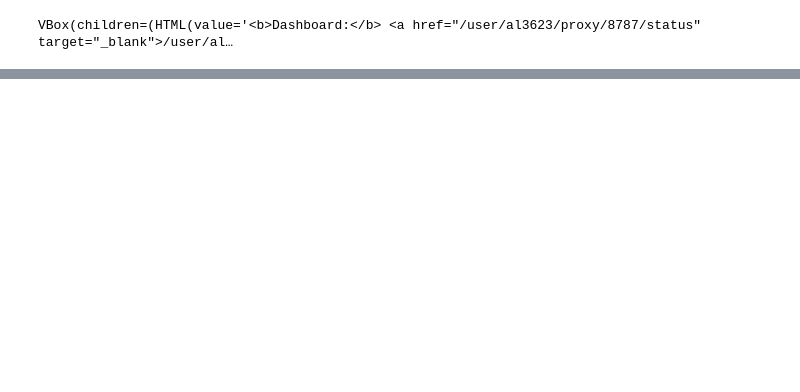
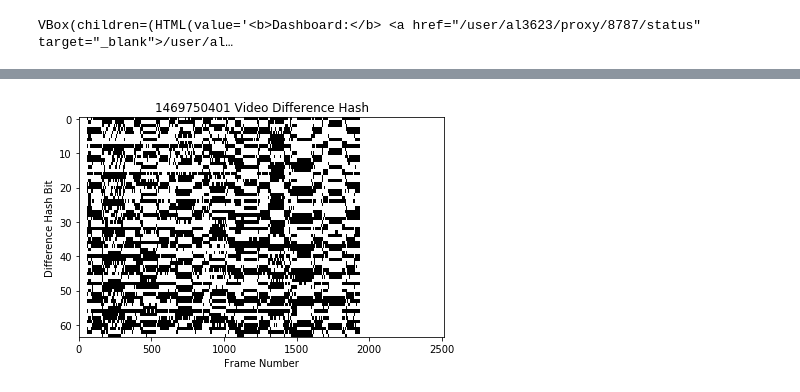
Before and after one commit to tjcrone/rte-camhd, a Jupyter notebook: amanda/imagehash_hexbin.ipynb, the cells around one changed output, grey strips where cells are left out. Drawn from its saved outputs; the diff is of its cells as text; code cells hidden in the pictures; blank space fills up the shorter version.

```diff
--- a/amanda/imagehash_hexbin.ipynb
+++ b/amanda/imagehash_hexbin.ipynb
@@ -95,0 +100,3 @@ Wall time: 1min 42s
+# %%
+%%time
+dHashList = compute(*dHash)
@@ -108,3 +159,12 @@ plt.savefig("bin_im_" + str(timestamp) + ".png")
+# %%
+plt.xlabel('Frame Number')
+plt.ylabel('Difference Hash Bit')
+plt.title(str(timestamp) + " Video Difference Hash")
+plt.tight_layout()
+plt.imshow(npdHash,cmap="Greys",aspect="auto")
+plt.savefig("d_bin_im_" + str(timestamp) + ".png", dpi=300)
+# %% [output]
+[figure, added]
 # %%
 plt.rc('font', size=12)
 fig, ax = plt.subplots();
```
Also changed, not shown: parts of 15 cells of this notebook, 5 other files.
